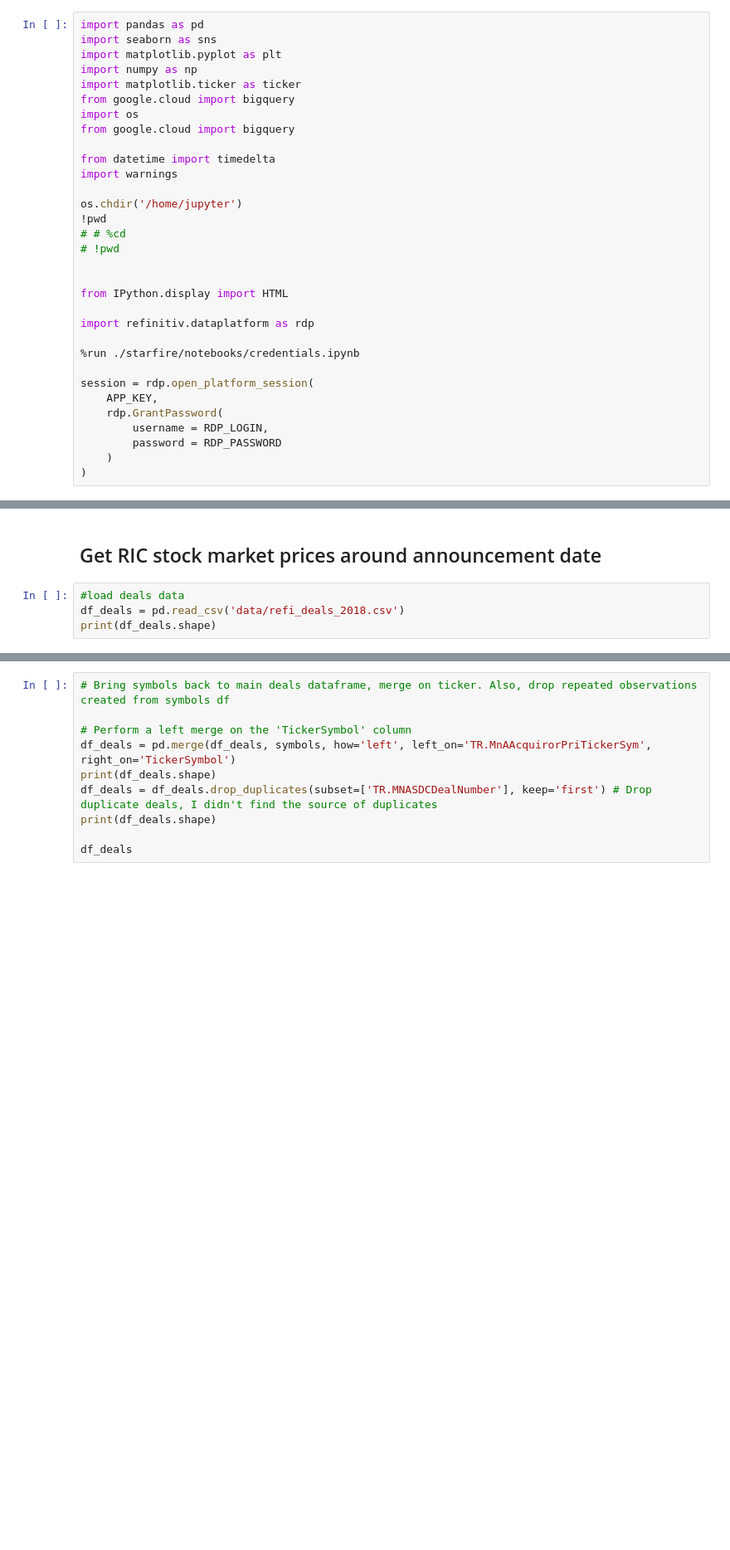
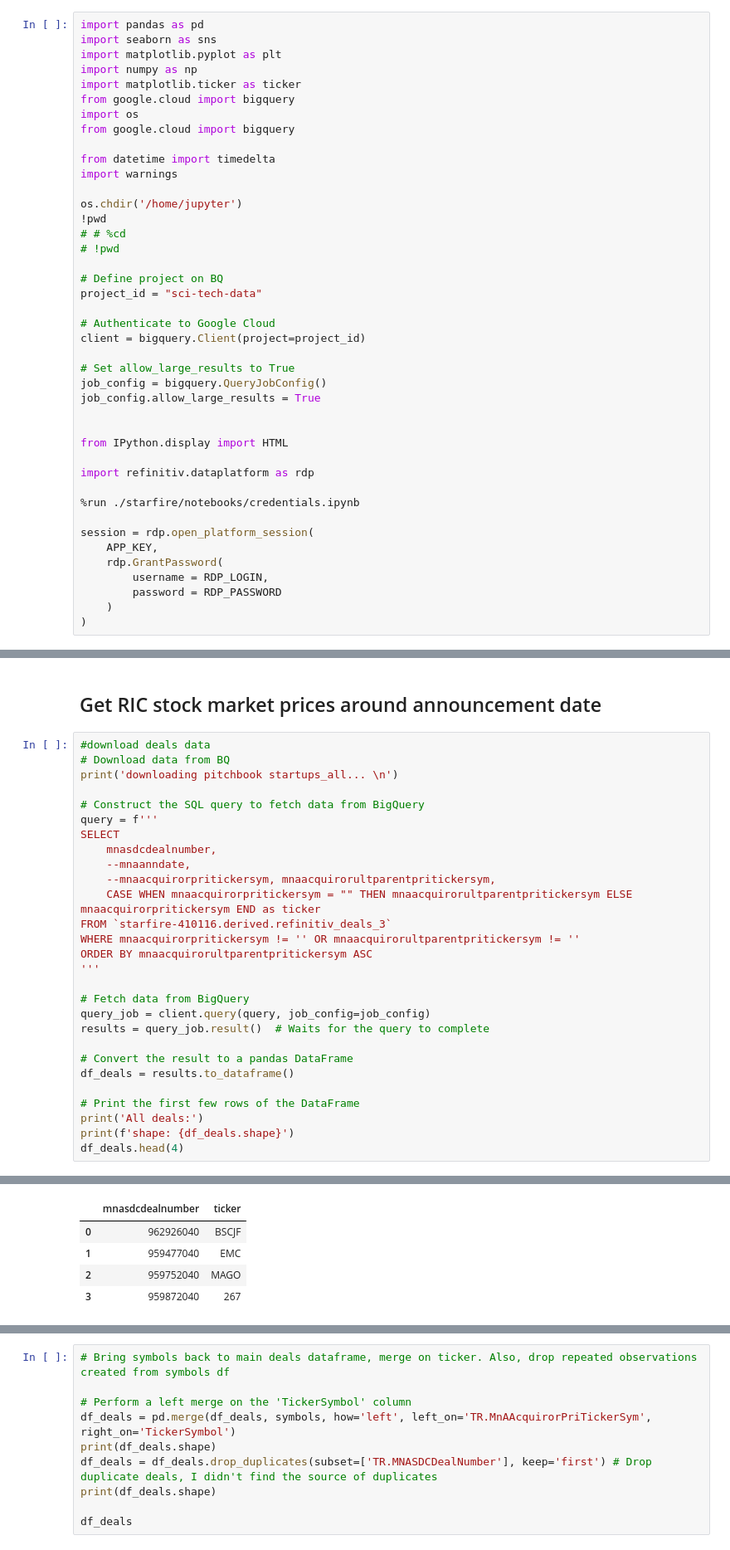
Before and after one commit to rogermasclans/starfire-2, a Jupyter notebook: notebooks/data2_refi_stock_market.ipynb, the cells around one changed output, grey strips where cells are left out. Shown: that part at 83% size. Drawn from its saved outputs; the diff is of its cells as text; blank space fills up the shorter version.

```diff
--- a/notebooks/data2_refi_stock_market.ipynb
+++ b/notebooks/data2_refi_stock_market.ipynb
@@ -16,6 +16,16 @@ os.chdir('/home/jupyter')
 # # %cd
 # !pwd
 
+# Define project on BQ
+project_id = "sci-tech-data"
+
+# Authenticate to Google Cloud
+client = bigquery.Client(project=project_id)
+
+# Set allow_large_results to True
+job_config = bigquery.QueryJobConfig()
+job_config.allow_large_results = True
+
 
 from IPython.display import HTML
 
@@ -35,7 +45,31 @@ session = rdp.open_platform_session(
 # %% [markdown]
 ## Get RIC stock market prices around announcement date
 # %%
-#load deals data
-df_deals = pd.read_csv('data/refi_deals_2018.csv')
-print(df_deals.shape)
+#download deals data
+# Download data from BQ
+print('downloading pitchbook startups_all... \n')
+
+# Construct the SQL query to fetch data from BigQuery
+query = f'''
+SELECT
+    mnasdcdealnumber,
+    --mnaanndate,
+    --mnaacquirorpritickersym, mnaacquirorultparentpritickersym,
+    CASE WHEN mnaacquirorpritickersym = "" THEN mnaacquirorultparentpritickersym ELSE mnaacquirorpritickersym END as ticker
+FROM `starfire-410116.derived.refinitiv_deals_3`
+WHERE mnaacquirorpritickersym != '' OR mnaacquirorultparentpritickersym != ''
+ORDER BY mnaacquirorultparentpritickersym ASC
+'''
+
+# Fetch data from BigQuery
+query_job = client.query(query, job_config=job_config)
+results = query_job.result()  # Waits for the query to complete
+
+# Convert the result to a pandas DataFrame
+df_deals = results.to_dataframe()
+
+# Print the first few rows of the DataFrame
+print('All deals:')
+print(f'shape: {df_deals.shape}')
+df_deals.head(4)
 # %% [output]
@@ -43,3 +80,8 @@ print(df_deals.shape)
+|  | mnasdcdealnumber | ticker |
+| 0 | 962926040 | BSCJF |
+| 1 | 959477040 | EMC |
+| 2 | 959752040 | MAGO |
+| 3 | 959872040 | 267 |
 # %%
 # Create list of acquiror tickers from deals df to pass into next query
 
```
Also changed, not shown: parts of 4 cells of this notebook, 1 other file.
